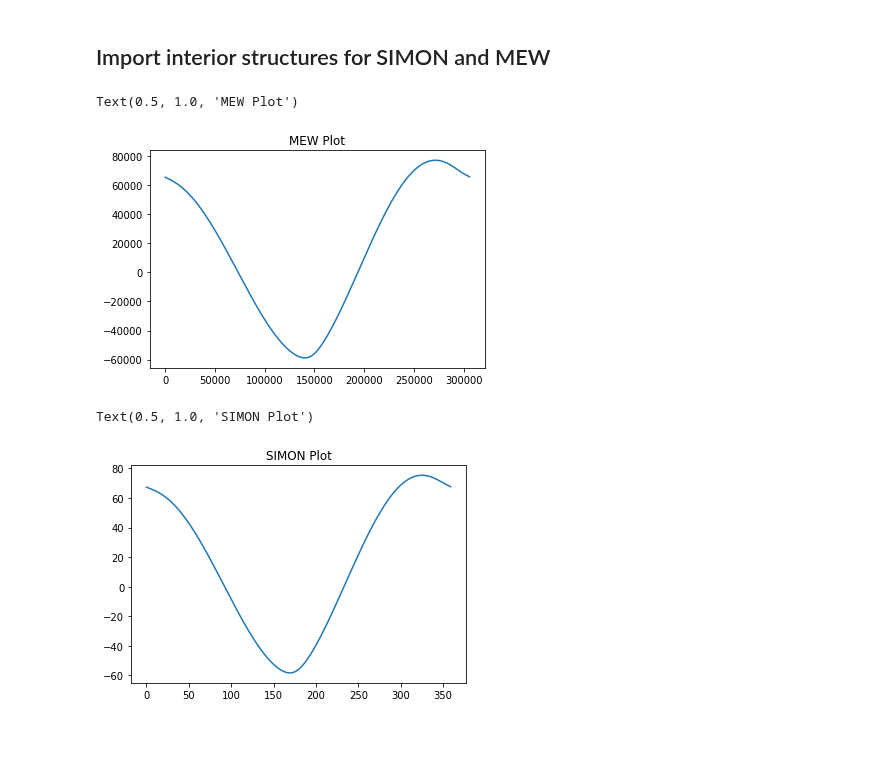
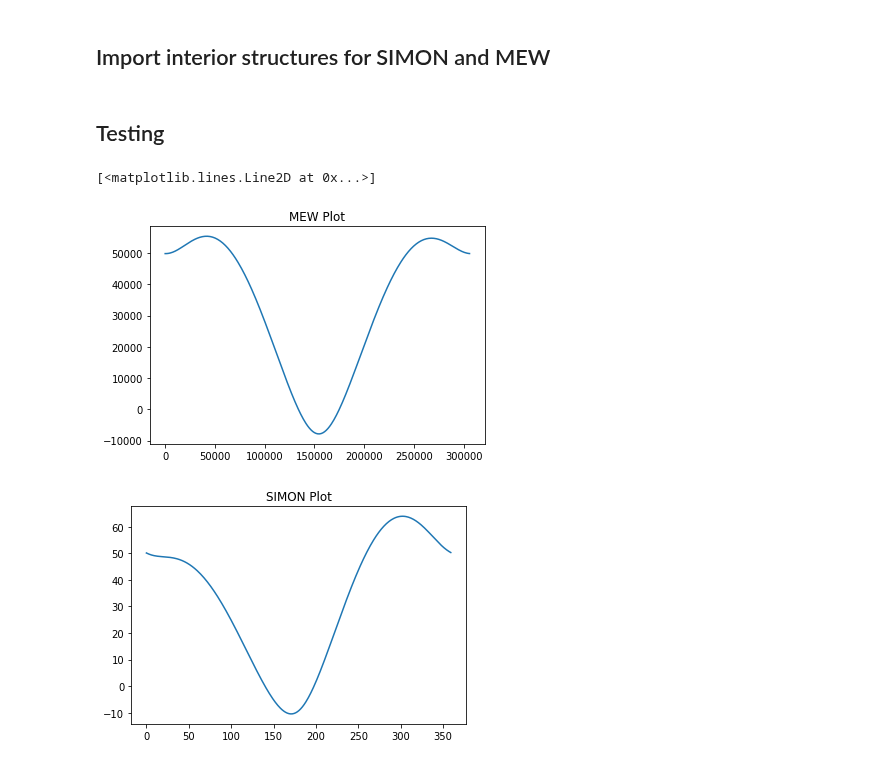
Before and after one commit to ssajous/europa-cycloids, a Jupyter notebook: src/Compare SIMON and MEWTools.ipynb, the cells around one changed output. Drawn from its saved outputs; the diff is of its cells as text; code cells hidden in the pictures; blank space fills up the shorter version.

Commit message:
made comparison between MEWTools and SIMON

```diff
--- a/src/Compare SIMON and MEWTools.ipynb
+++ b/src/Compare SIMON and MEWTools.ipynb
@@ -25,9 +25,11 @@ europa_orbit_seconds = 85 * 3600
 sat = utils.import_structure('Sample', overrides)
 # %%
 cycloids = cycloidData.load_all_cycloids()
+# %% [markdown]
+## Testing
 # %%
-simon_points = cycloids['alex'].curve.head(10).copy()
-mew_points = cycloids['alex'].curve.head(10).copy()
+simon_points = cycloids['mira'].curve.head(10).copy()
+mew_points = cycloids['mira'].curve.head(10).copy()
 
 mew_points['lon'] = np.radians(360 - mew_points['lon'])
 mew_points['lat'] = np.radians(90 - mew_points['lat'])
@@ -46,15 +43,20 @@ max_row = 360 * point
 # %%
+point = 1
+
+min_row = 360 * (point - 1)
+max_row = 360 * point
+
 mew_first = mew_field[min_row:max_row]
 plt.plot(mew_first.time, mew_first.principal1)
 # plt.plot(mew_first.time, mew_first.principal2)
 plt.title('MEW Plot')
+
+plt.figure()
+
+plt.title('SIMON Plot')
+simon_first = simon_field[min_row:max_row]
+plt.plot(simon_first.time, simon_first.stress)
 # %% [output]
-Text(0.5, 1.0, 'MEW Plot')
+[<matplotlib.lines.Line2D at 0x...>]
-[figure, old version]
+[figure, new version]
+[figure, added]
-# %%
-simon_first = simon_field[min_row:max_row]
-plt.plot(simon_first.time, simon_first.stress)
-plt.title('SIMON Plot')
-# %% [output]
-Text(0.5, 1.0, 'SIMON Plot')
-[figure, removed]
```
Also changed, not shown: parts of 13 cells of this notebook.
